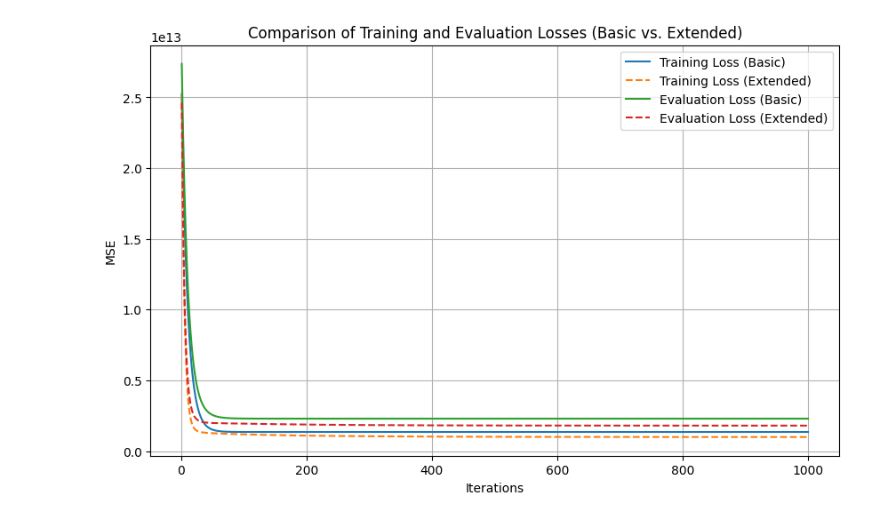
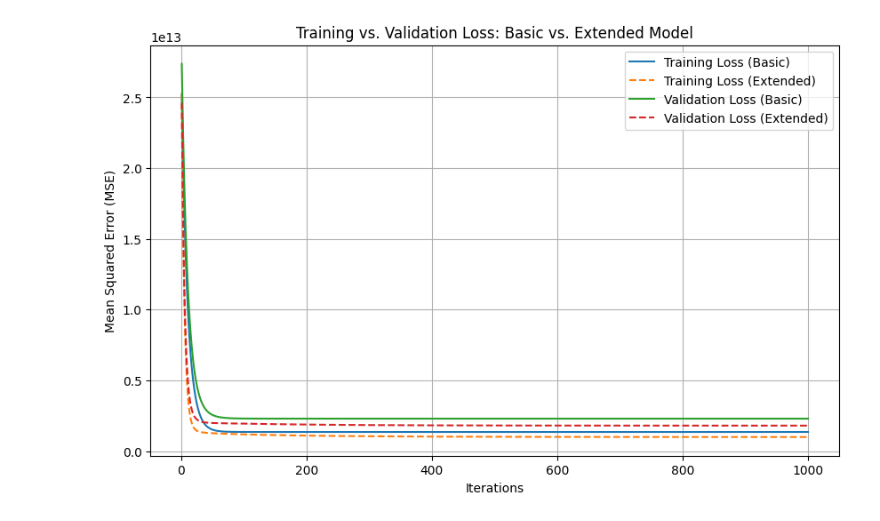
Before and after one commit to RajP-17/Intro-To-ML-Assignments, a Jupyter notebook: Assignment-2/Aassignment2.ipynb, the cells around one changed output. Saved outputs shown, nothing was run; the diff lists cells and outputs as text; code cells hidden in the pictures.

```diff
--- a/Assignment-2/Aassignment2.ipynb
+++ b/Assignment-2/Aassignment2.ipynb
@@ -86,80 +75,68 @@ theta_best, train_loss, eval_loss = gradient_descent(X_train, y_train, X_eval, y
 # %%
 ### ---------------------------- PROBLEM 1.b ---------------------------- ###
-# Select relevant columns for extended model
-features_extended = [
+# Selecting additional features for extended model
+extended_features = [
     'area', 'bedrooms', 'bathrooms', 'stories', 'parking',
     'mainroad', 'guestroom', 'basement', 'hotwaterheating',
     'airconditioning', 'prefarea'
 ]
 
-
-# One-hot encode categorical variables
-housing_data_encoded = pd.get_dummies(housing_data, columns=[
+# Apply one-hot encoding to categorical features
+df_encoded = pd.get_dummies(df, columns=[
     'mainroad', 'guestroom', 'basement', 'hotwaterheating',
     'airconditioning', 'prefarea'
 ], drop_first=True)
 
-
-# Correct the feature list after one-hot encoding
-features_encoded = [
+# Adjust feature list after encoding
+encoded_feature_names = [
     'area', 'bedrooms', 'bathrooms', 'stories', 'parking',
     'mainroad_yes', 'guestroom_yes', 'basement_yes',
     'hotwaterheating_yes', 'airconditioning_yes', 'prefarea_yes'
 ]
 
+# Define feature matrix and target vector for extended model
+X_ext = df_encoded[encoded_feature_names].values
+y_ext = df_encoded[target_column].values.reshape(-1, 1)
 
-# Define X and y with extended features
-X_extended = housing_data_encoded[features_encoded].values
-y_extended = housing_data_encoded[target].values.reshape(-1, 1)
+# Ensure float type for compatibility
+X_ext = X_ext.astype(float)
+y_ext = y_ext.astype(float)
 
+# Standardize numerical features only (first 5 columns)
+scaler_ext = StandardScaler()
+X_ext[:, :5] = scaler_ext.fit_transform(X_ext[:, :5])
 
-# Convert data types to float after encoding
-X_extended = X_extended.astype(float)
-y_extended = y_extended.astype(float)
-
-
-# Standardize the numerical features
-scaler_extended = StandardScaler()
-X_extended[:, :5] = scaler_extended.fit_transform(X_extended[:, :5])
-
-
-# Split data into 80% training and 20% evaluation sets
-X_train_ext, X_eval_ext, y_train_ext, y_eval_ext = train_test_split(
-    X_extended, y_extended, test_size=0.2, random_state=42
+# Split extended dataset into training and validation sets
+X_train_ext, X_val_ext, y_train_ext, y_val_ext = train_test_split(
+    X_ext, y_ext, test_size=0.2, random_state=42
 )
 
-
-# Run gradient descent for extended model
-theta_best_ext, train_loss_ext, eval_loss_ext = gradient_descent(
-    X_train_ext, y_train_ext, X_eval_ext, y_eval_ext, learning_rate=0.05, iterations=1000
+# Run gradient descent on the extended model
+weights_ext, training_loss_ext, validation_loss_ext = gradient_descent(
+    X_train_ext, y_train_ext, X_val_ext, y_val_ext, learning_rate=0.05, iterations=1000
 )
 
-
 ### ---------------------------- COMPARISON GRAPH ---------------------------- ###
-# Plot comparison of training and evaluation losses for both models
+# Visualize training and validation losses for both models
 plt.figure(figsize=(10, 6))
 
+# Training loss plots
+plt.plot(range(1, 1001), training_loss, label="Training Loss (Basic)")
+plt.plot(range(1, 1001), training_loss_ext, label="Training Loss (Extended)", linestyle="--")
 
-# Plot training loss for both models
-plt.plot(range(1, 1001), train_loss, label="Training Loss (Basic)")
-plt.plot(range(1, 1001), train_loss_ext, label="Training Loss (Extended)", linestyle="--")
-
-
-# Plot evaluation loss for both models
-plt.plot(range(1, 1001), eval_loss, label="Evaluation Loss (Basic)")
-plt.plot(range(1, 1001), eval_loss_ext, label="Evaluation Loss (Extended)", linestyle="--")
-
+# Validation loss plots
+plt.plot(range(1, 1001), validation_loss, label="Validation Loss (Basic)")
+plt.plot(range(1, 1001), validation_loss_ext, label="Validation Loss (Extended)", linestyle="--")
 
 plt.xlabel("Iterations")
-plt.ylabel("MSE")
-plt.title("Comparison of Training and Evaluation Losses (Basic vs. Extended)")
+plt.ylabel("Mean Squared Error (MSE)")
+plt.title("Training vs. Validation Loss: Basic vs. Extended Model")
 plt.legend()
 plt.grid(True)
 plt.show()
 
-
 ### ---------------------------- DISPLAY BEST PARAMETERS ---------------------------- ###
-print("Best Parameters for Basic Model (Theta):", theta_best.ravel())
-print("\nBest Parameters for Extended Model (Theta):", theta_best_ext.ravel())
+print("Optimal Weights for Basic Model:", final_weights.ravel())
+print("\nOptimal Weights for Extended Model:", weights_ext.ravel())
 # %% [output]
-[figure, old version]
+[figure, new version]
```
Also changed, not shown: parts of 5 cells of this notebook.
